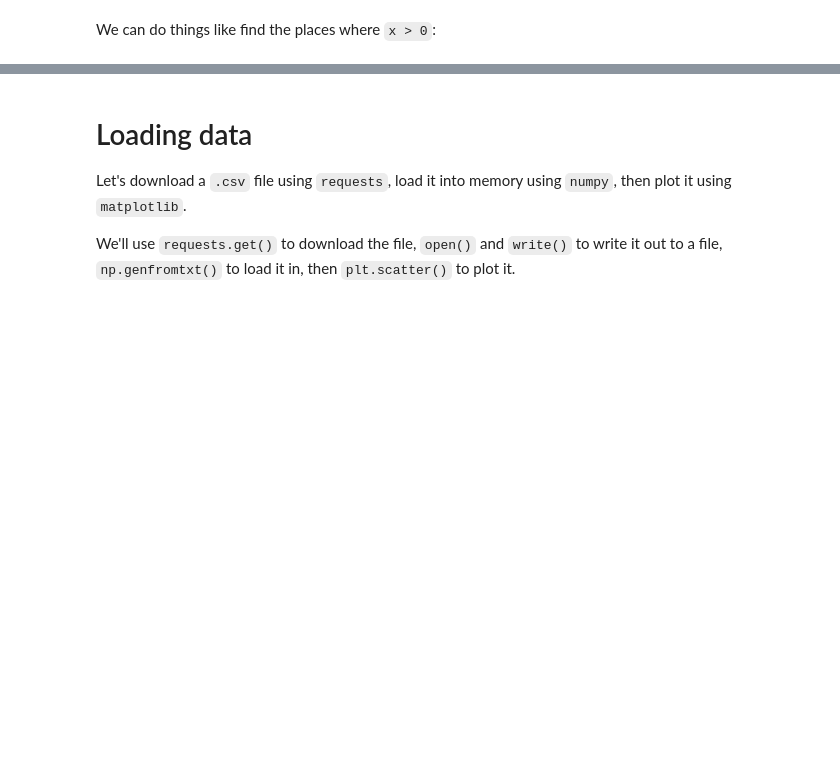
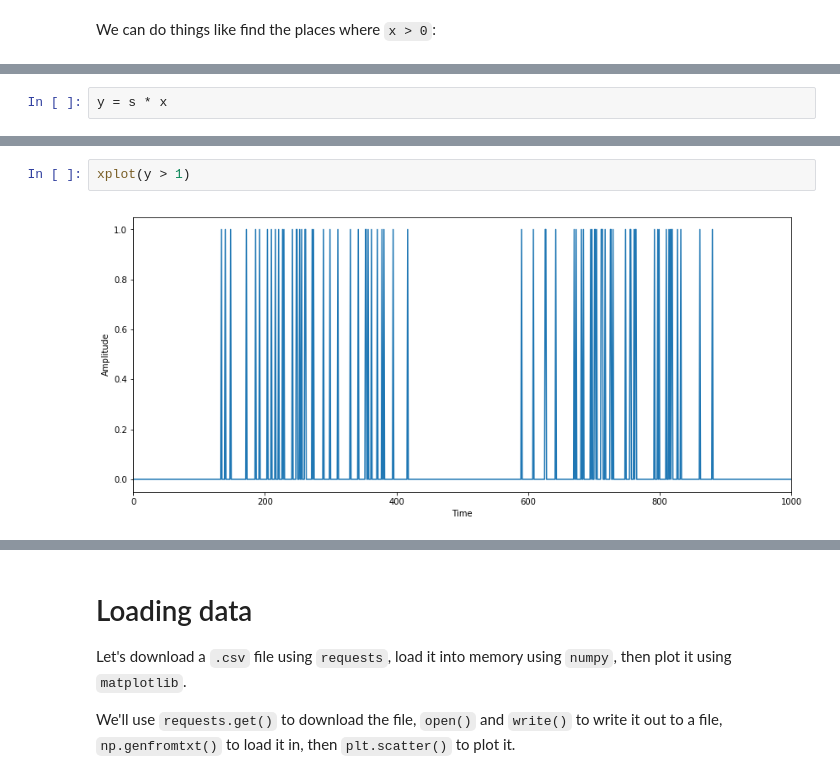
Before and after one commit to staticfloat/PythonCrashCourse, a Jupyter notebook: 8_numpy.ipynb, the cells around one changed output, grey strips where cells are left out. Drawn from its saved outputs; the diff is of its cells as text; blank space fills up the shorter version.

```diff
--- a/8_numpy.ipynb
+++ b/8_numpy.ipynb
@@ -194,0 +179,2 @@ small_idxs = np.where((x > 0) & (x < 0.1))
+# %%
+y = s * x
@@ -194,0 +201,4 @@ small_idxs = np.where((x > 0) & (x < 0.1))
+# %%
+xplot(y > 1)
+# %% [output]
+[figure, added]
```
Also changed, not shown: parts of 35 cells of this notebook, 5 other files.
